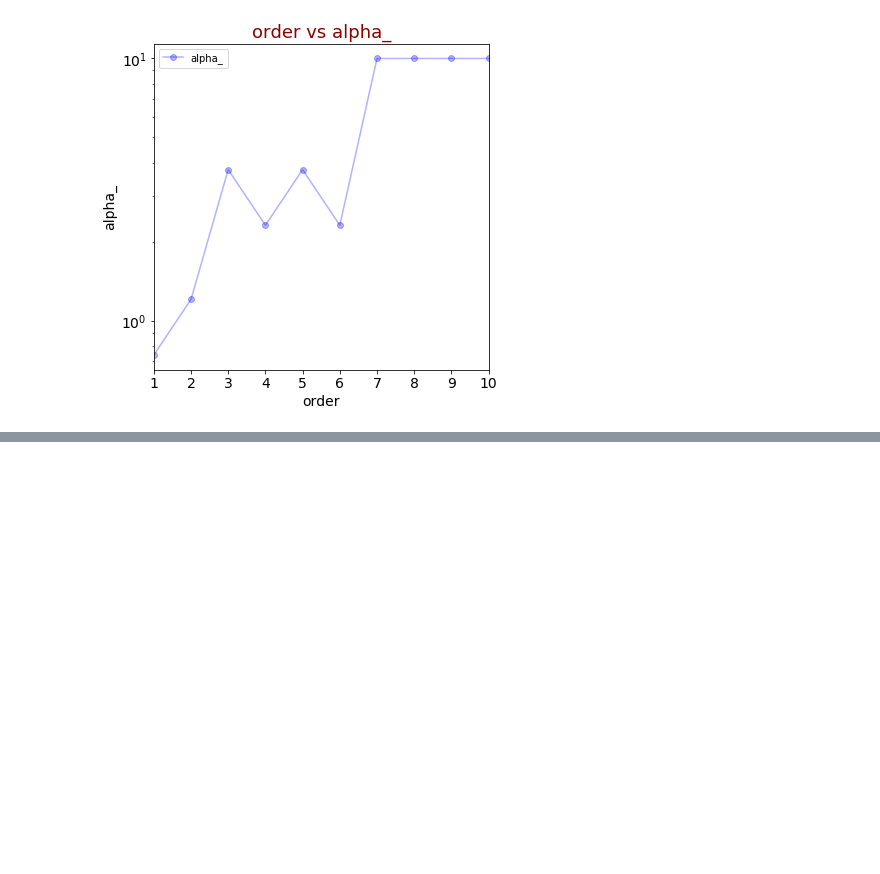
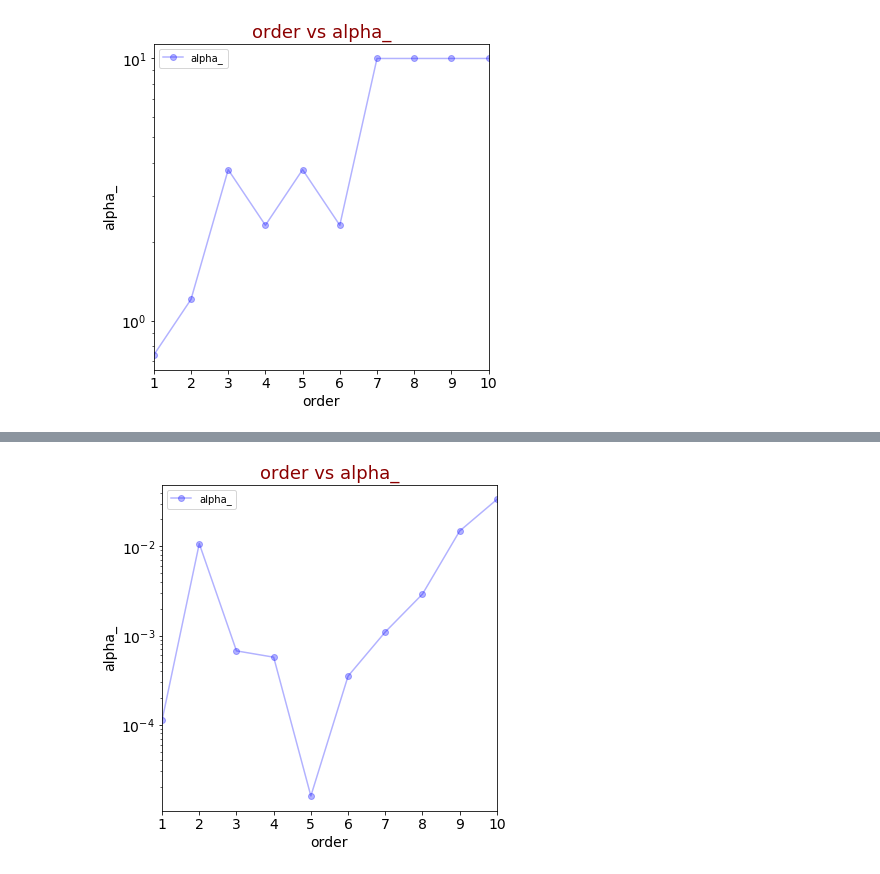
Before and after one commit to kaustubhkk47/DSMisc, a Jupyter notebook: UCIPowerPlant/UCIPowerPlant.ipynb, the cells around one changed output, grey strips where cells are left out. Drawn from its saved outputs; the diff is of its cells as text; code cells hidden in the pictures; blank space fills up the shorter version.

```diff
--- a/UCIPowerPlant/UCIPowerPlant.ipynb
+++ b/UCIPowerPlant/UCIPowerPlant.ipynb
@@ -710,0 +817,5 @@ plot_x_vs_y(ridge_order_perf_df, 'order', ['alpha_'],
+# %%
+plot_x_vs_y(elastic_net_order_perf_df, 'order', ['alpha_'],
+            'line', color = ['b'], yscale_log=True).show()
+# %% [output]
+[figure, added]
```
Also changed, not shown: parts of 22 cells of this notebook, 1 other file.
